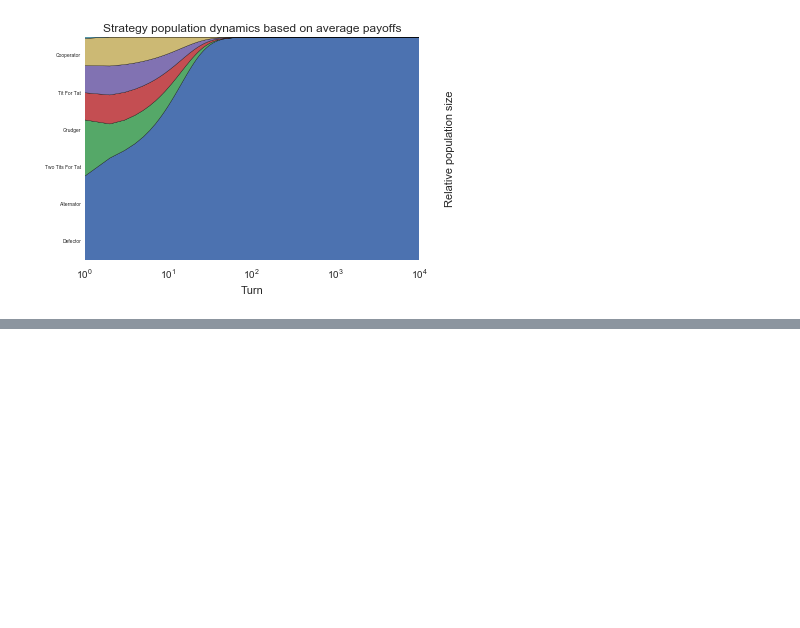
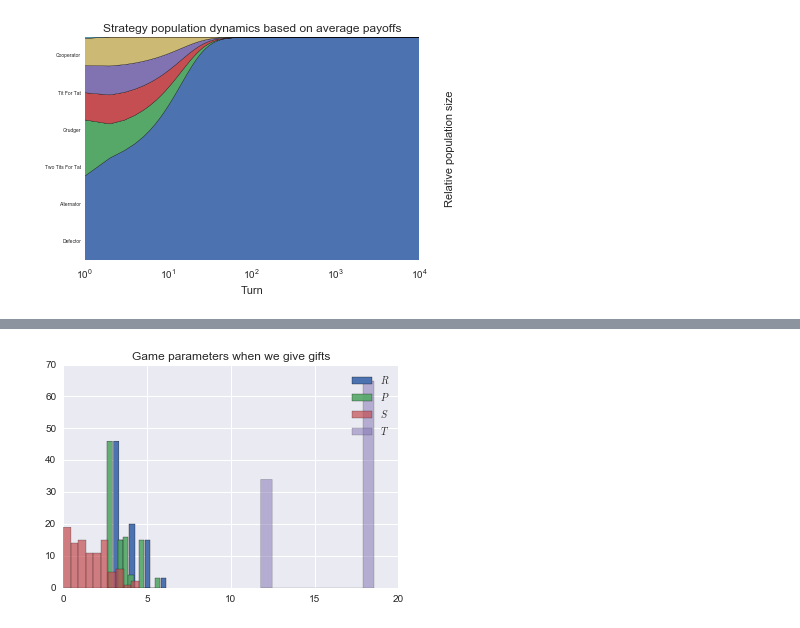
Before and after one commit to drvinceknight/unpeudemath, a Jupyter notebook: assets/code/prisoners_dilemma_of_giving_gifts.ipynb, the cells around one changed output, grey strips where cells are left out. Cells and saved outputs as stored; diff of their text form; code cells hidden in the pictures; blank space fills up the shorter version.

```diff
--- a/assets/code/prisoners_dilemma_of_giving_gifts.ipynb
+++ b/assets/code/prisoners_dilemma_of_giving_gifts.ipynb
@@ -92,3 +140,14 @@ df.describe()
+# %%
+df_broken_promise = df[df["Promise"]==False]
+plt.figure()
+plt.hist(list(df_broken_promise["R"]), label="$R$")
+plt.hist(list(df_broken_promise["P"]), label="$P$", alpha=.9)
+plt.hist(list(df_broken_promise["S"]), label="$S$", alpha=.7)
+plt.hist(list(df_broken_promise["T"]), label="$T$", alpha=.5)
+plt.legend()
+plt.title("Game parameters when we give gifts");
+# %% [output]
+[figure, added]
 # %%
 X = df[df.columns[:4]]
 y = df["Promise"]
```
Also changed, not shown: parts of 15 cells of this notebook.
